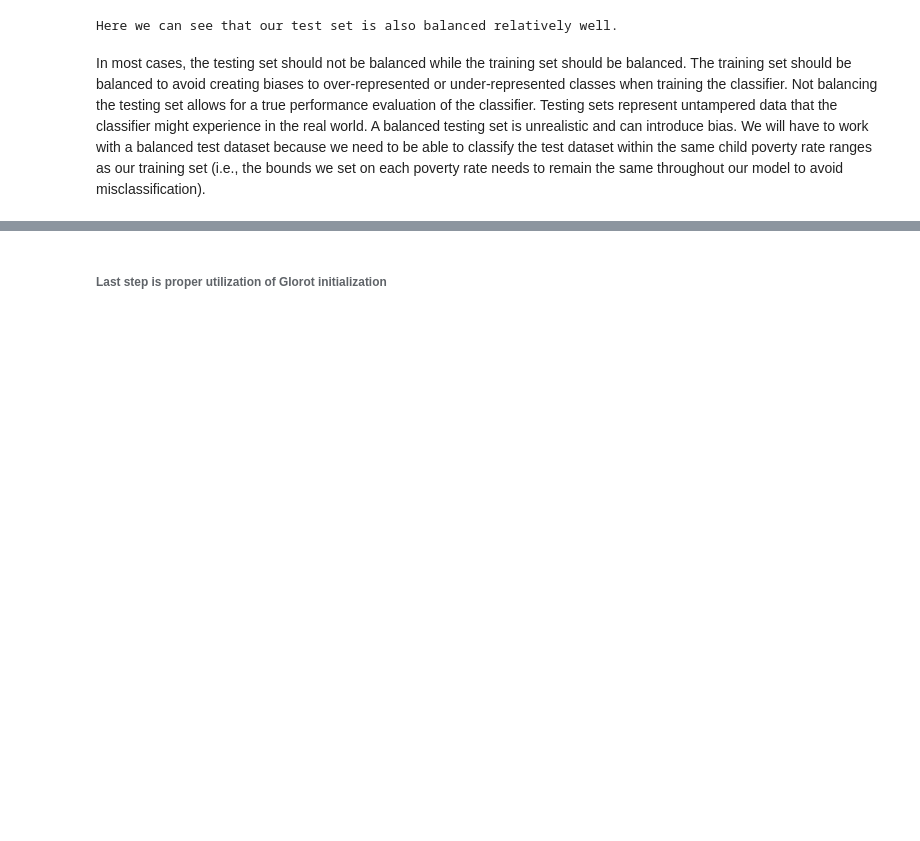
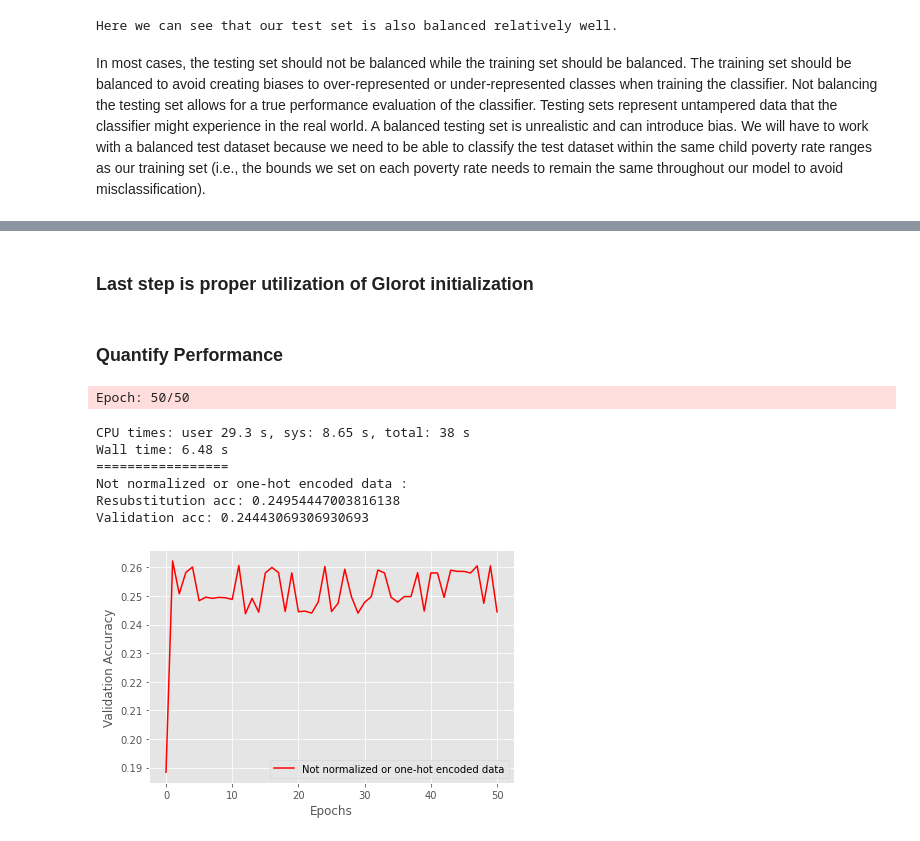
Before and after one commit to kirkwat/machine-learning, a Jupyter notebook: lab4/miro.ipynb, the cells around one changed output, grey strips where cells are left out. Saved outputs shown, nothing was run; the diff lists cells and outputs as text; code cells hidden in the pictures; blank space fills up the shorter version.

```diff
--- a/lab4/miro.ipynb
+++ b/lab4/miro.ipynb
@@ -301,4 +297,5 @@ class TLPMiniBatch(TwoLayerPerceptronBase):
 # %%
+# Example from https://github.com/eclarson/MachineLearningNotebooks/blob/master/08.%20Practical_NeuralNets.ipynb
 class TLPMiniBatchCrossEntropy(TLPMiniBatch):
     def _cost(self,A3,Y_enc,W1,W2):
         '''Get the objective function value'''
@@ -313,35 +310,34 @@ class TLPMiniBatchCrossEntropy(TLPMiniBatch):
         V2 = (A3-Y_enc) # <- this is only line that changed
         V1 = A2*(1-A2)*(W2.T @ V2)
 
-        gradW2 = V2 @ A2.T
-        gradW1 = V1 @ A1.T
-
-        gradb2 = np.sum(V2, axis=1).reshape((-1,1))
-        gradb1 = np.sum(V1, axis=1).reshape((-1,1))
+        grad2 = V2 @ A2.T
+        grad1 = V1[1:,:] @ A1.T
 
         # regularize weights that are not bias terms
-        gradW1 += W1 * self.l2_C
-        gradW2 += W2 * self.l2_C
+        grad1[:, 1:] += W1[:, 1:] * self.l2_C
+        grad2[:, 1:] += W2[:, 1:] * self.l2_C
 
-        return gradW1, gradW2, gradb1, gradb2
+        return grad1, grad2
 # %% [markdown]
-###### Last step is proper utilization of Glorot initialization
+### Last step is proper utilization of Glorot initialization
 # %%
+# Example from https://github.com/eclarson/MachineLearningNotebooks/blob/master/08.%20Practical_NeuralNets.ipynb
 class TLPBetterInitial(TLPMiniBatchCrossEntropy):
     def _initialize_weights(self):
         """Initialize weights Glorot and He normalization."""
-        init_bound = 4*np.sqrt(6. / (self.n_hidden + self.n_features_))
-        W1 = np.random.uniform(-init_bound, init_bound,(self.n_hidden, self.n_features_))
+        init_bound = 4*np.sqrt(6. / (self.n_hidden + self.n_features_ + 1))
+        W1 = np.random.uniform(-init_bound, init_bound,(self.n_hidden, self.n_features_ + 1))
+        W1[:,:1] = 0
 
         # reduce the final layer magnitude in order to balance the size of the gradients
         # between
-        init_bound = 4*np.sqrt(6 / (self.n_output_ + self.n_hidden))
-        W2 = np.random.uniform(-init_bound, init_bound,(self.n_output_, self.n_hidden))
+        init_bound = 4*np.sqrt(6 / (self.n_output_ + self.n_hidden + 1))
+        W2 = np.random.uniform(-init_bound, init_bound,(self.n_output_, self.n_hidden + 1))
+        W2[:,:1] = 0
 
-        b1 = np.zeros((self.n_hidden, 1))
-        b2 = np.zeros((self.n_output_, 1))
-
-        return W1, W2, b1, b2
+        return W1, W2
+# %% [markdown]
+### Quantify Performance
 # %%
 from sklearn.metrics import accuracy_score
 import matplotlib.pyplot as plt
@@ -372,13 +368,22 @@ def print_result(nn,X_train,y_train,X_test,y_test,title="",color="red"):
     plt.grid(True)
 # %%
 vals = { 'n_hidden':30,
-         'C':0.1, 'epochs':10, 'eta':0.001,
+         'C':0.1, 'epochs':50, 'eta':0.001,
          'alpha':0.001, 'decrease_const':1e-5, 'minibatches':50,
          'shuffle':True,'random_state':1}
+#quantify performance using accuracy
+nn = TLPBetterInitial(**vals)
 
-nn_better = TLPBetterInitial(**vals)
+%time nn.fit(X_train, y_train, print_progress=1, XY_test=(X_test, y_test))
 
-%time nn_better.fit(X_train, y_train, print_progress=1, XY_test=(X_test, y_test))
-
-print_result(nn_better,X_train,y_train,X_test,y_test,title="Glorot Initial",color="blue")
+print_result(nn,X_train,y_train,X_test,y_test,title="Not normalized or one-hot encoded data")
 plt.show()
+# %% [output]
+Epoch: 50/50
+CPU times: user 29.3 s, sys: 8.65 s, total: 38 s
+Wall time: 6.48 s
+=================
+Not normalized or one-hot encoded data :
+Resubstitution acc: 0.24954447003816138
+Validation acc: 0.24443069306930693
+[figure, added]
```
Also changed, not shown: parts of 44 cells of this notebook.
